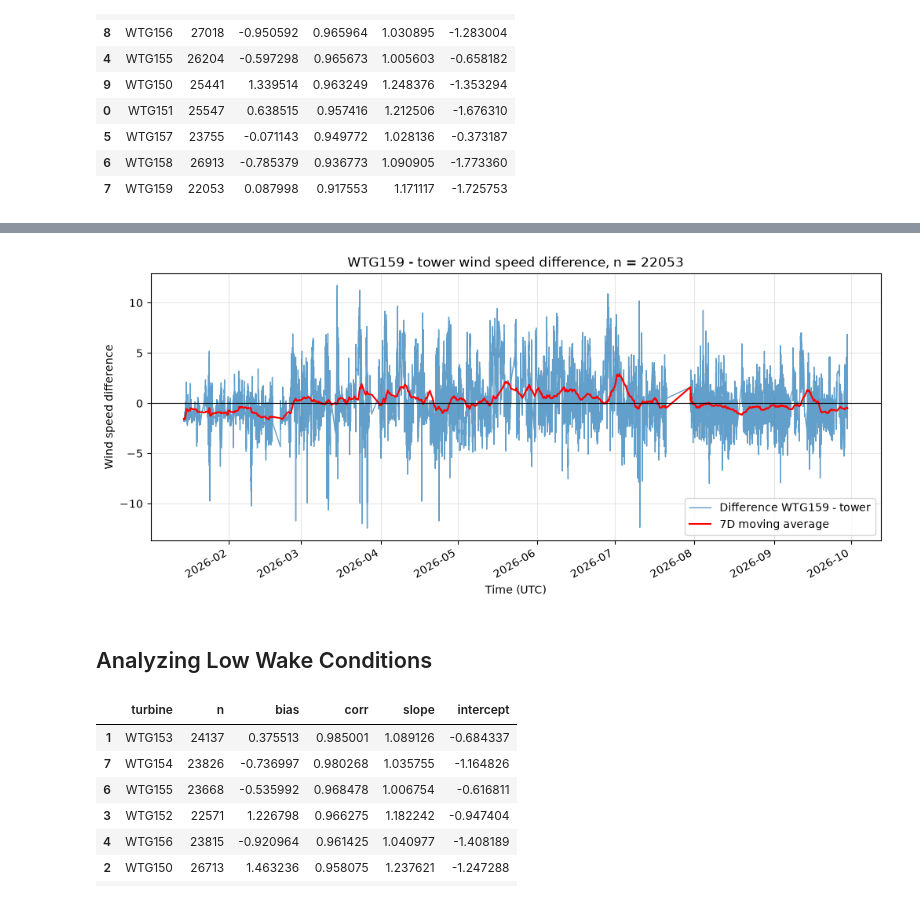
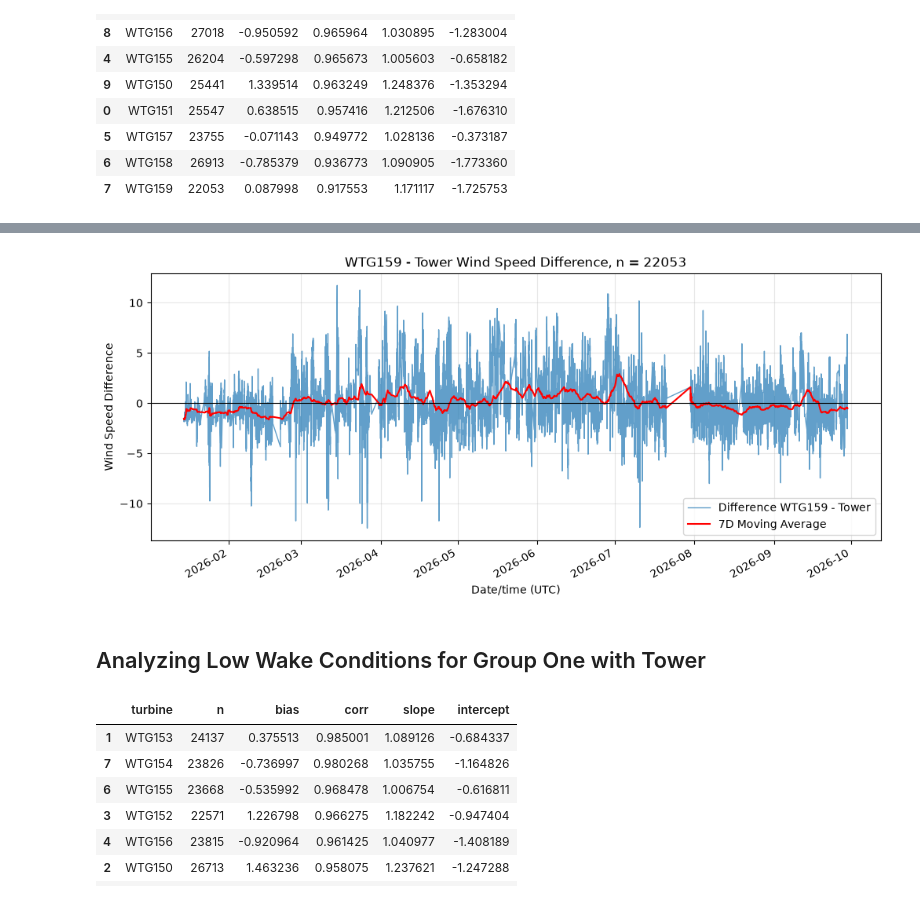
Before and after one commit to Aiden-Badalamenti3/CU-Capstone-Project, a Jupyter notebook: notebooks/carter_notebooks/power_curve.ipynb, the cells around one changed output, grey strips where cells are left out. Drawn from its saved outputs; the diff is of its cells as text; code cells hidden in the pictures.

```diff
--- a/notebooks/carter_notebooks/power_curve.ipynb
+++ b/notebooks/carter_notebooks/power_curve.ipynb
@@ -22,7 +22,7 @@ def add_metmast(data, metmast, wp_column = 'mm_wind_speed_hh'):
     cols = ['turbine', 'utc', 'wind_speed']
 
     metmast['wind_speed'] = metmast[wp_column]
-    metmast['turbine'] = 'tower'
+    metmast['turbine'] = 'Tower'
 
     a = data[cols].assign(utc = lambda d: pd.to_datetime(d['utc'], utc = True))
     b = metmast[cols].assign(utc = lambda d: pd.to_datetime(d['utc'], utc = True))
@@ -32,7 +32,7 @@ def add_metmast(data, metmast, wp_column = 'mm_wind_speed_hh'):
     group_ranges = {1: (150, 159), 2: (161, 169), 3: (170, 177),
                 4: (178, 181), 5: (182, 192), 6: (193, 197)}
     rows = [(f"WTG{n}", g) for g, (lo, hi) in group_ranges.items() for n in range(lo, hi + 1)]
-    rows.append(('tower', 1))
+    rows.append(('Tower', 1))
     grouping = pd.DataFrame(rows, columns = ['turbine', 'group'])
 
     combined_all = combined.merge(grouping, on = 'turbine', how = 'left').sort_values('utc', ignore_index = True)
@@ -277,9 +277,9 @@ def plot_pair_diff_ts(data, turbine, reference, month = None, low = None, up = N
     # computes moving average of the time series process to see trends
     if ma is not None:
         rolling = p.set_index('utc')['diff'].rolling(ma).mean()
-        ax.plot(rolling.index, rolling.values, color = 'red', lw = 1.5, label = f'{ma} moving average')
+        ax.plot(rolling.index, rolling.values, color = 'red', lw = 1.5, label = f'{ma} Moving Average')
     ax.axhline(0, color = 'k', lw = 0.8)
-    ax.set(xlabel = 'Time (UTC)', ylabel = 'Wind speed difference', title = f'{turbine} - {reference} wind speed difference{period}, n = {len(p)}')
+    ax.set(xlabel = 'Date/time (UTC)', ylabel = 'Wind Speed Difference', title = f'{turbine} - {reference} Wind Speed Difference{period}, n = {len(p)}')
     ax.legend()
     ax.grid(alpha = 0.3)
     fig.autofmt_xdate()
@@ -460,7 +630,7 @@ summary_plots(data = scada_metmast, turbine = 'WTG159', reference = 'tower', low
 # %%
-plot_pair_diff_ts(data = scada_metmast, turbine = 'WTG159', reference = 'tower', ma = '7D', low = 4, up = 25)
+plot_pair_diff_ts(data = scada_metmast, turbine = 'WTG159', reference = 'Tower', ma = '7D', low = 4, up = 25)
 # %% [output]
-[figure, old version]
+[figure, new version]
 # %% [markdown]
-## Analyzing Low Wake Conditions
+## Analyzing Low Wake Conditions for Group One with Tower
 # %%
```
Also changed, not shown: parts of 35 cells of this notebook, 2 other files.
